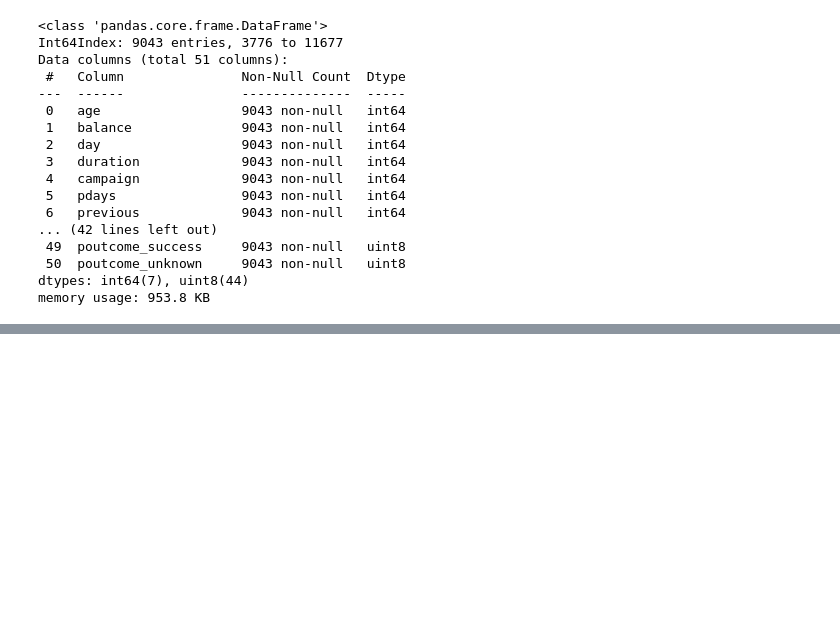
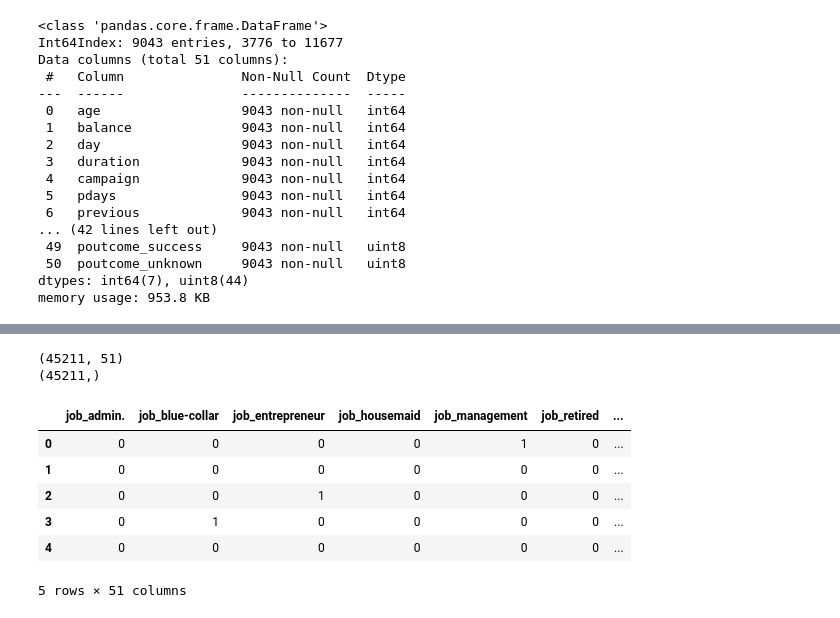
Before and after one commit to Requenamar3/datawrangling, a Jupyter notebook: TemplateForBinaryClassification.ipynb, the cells around one changed output, grey strips where cells are left out. Drawn from its saved outputs; the diff is of its cells as text; code cells hidden in the pictures; blank space fills up the shorter version.

```diff
--- a/TemplateForBinaryClassification.ipynb
+++ b/TemplateForBinaryClassification.ipynb
@@ -221,0 +288,21 @@ BernoulliNB()
+# %%
+bankNum = bankData[['ageScaled','balScaled','day','durScaled','campaign','pdays','previous']]
+# %%
+# Merging with the original data frame
+# Preparing the X variables
+X = pd.concat([bankCat, bankNum], axis=1)
+print(X.shape)
+# Preparing the Y variable
+Y = bankData['y']
+print(Y.shape)
+X.head()
+# %% [output]
+(45211, 51)
+(45211,)
+|  | job_admin. | job_blue-collar | job_entrepreneur | job_housemaid | job_management | job_retired | ... |
+| 0 | 0 | 0 | 0 | 0 | 1 | 0 | ... |
+| 1 | 0 | 0 | 0 | 0 | 0 | 0 | ... |
+| 2 | 0 | 0 | 1 | 0 | 0 | 0 | ... |
+| 3 | 0 | 1 | 0 | 0 | 0 | 0 | ... |
+| 4 | 0 | 0 | 0 | 0 | 0 | 0 | ... |
+5 rows × 51 columns
```
Also changed, not shown: parts of 42 cells of this notebook.
